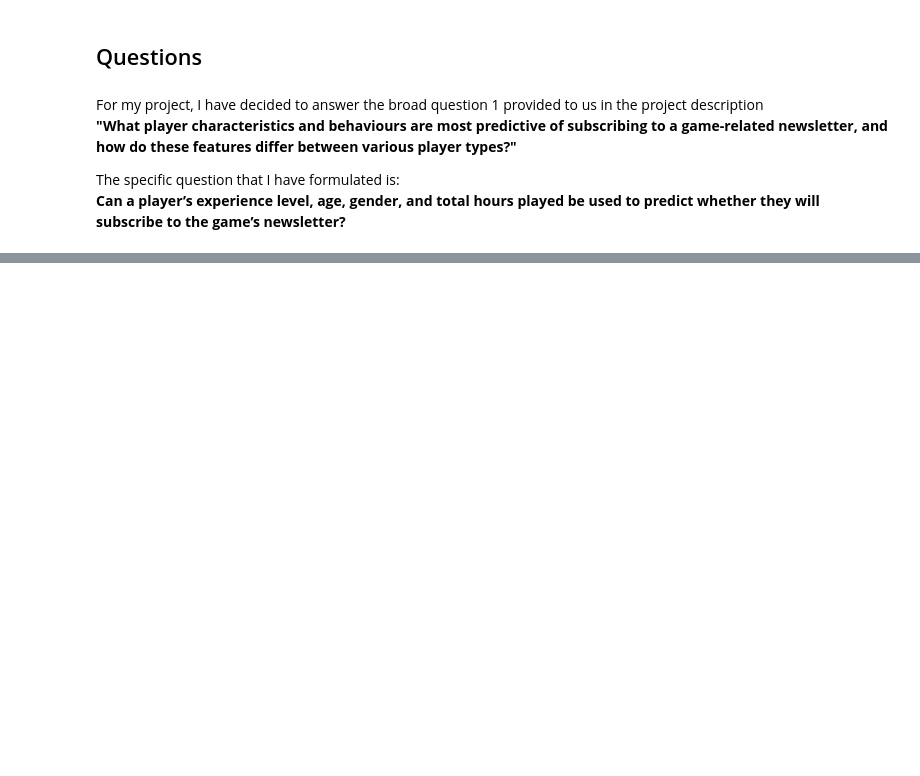
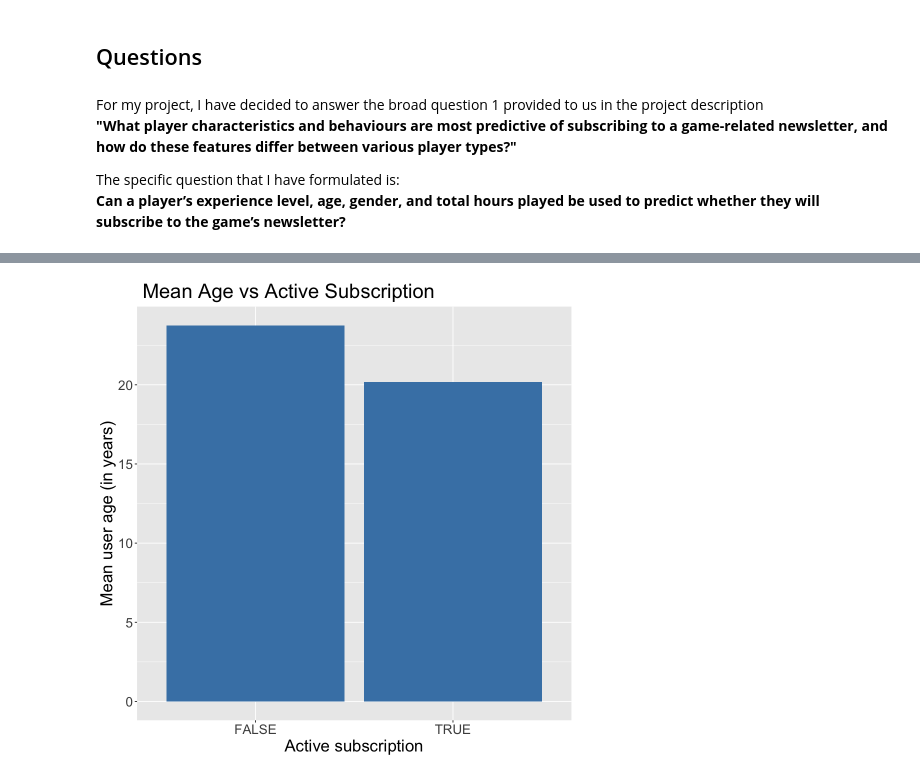
Before and after one commit to pliza/DSCI-100-project, a Jupyter notebook: Project planning stage.ipynb, the cells around one changed output, grey strips where cells are left out. Cells and saved outputs as stored; diff of their text form; code cells hidden in the pictures; blank space fills up the shorter version.

```diff
--- a/Project planning stage.ipynb
+++ b/Project planning stage.ipynb
@@ -302,0 +325,18 @@ The specific question that I have formulated is: <Br>
+# %%
+options(repr.plot.width = 8, repr.plot.height = 8)
+
+# summarizing mean age and grouping by subscription
+age_summary <- players |>
+  group_by(subscribe) |>
+  summarise(mean_age = mean(Age, na.rm = TRUE))
+
+#making a bar plot of Mean Age on y axis and subscription status on the x axis
+age_sub_plot = age_summary |>
+      ggplot(aes(x = subscribe, y = mean_age)) +
+      geom_bar(stat="identity", fill="steel blue") +
+      labs(y = "Mean user age (in years)", x = "Active subscription",title = " Mean Age vs Active Subscription") +
+      theme(text = element_text(size = 20))
+
+age_sub_plot
+# %% [output]
+[figure, added]
```
Also changed, not shown: parts of 10 cells of this notebook.
